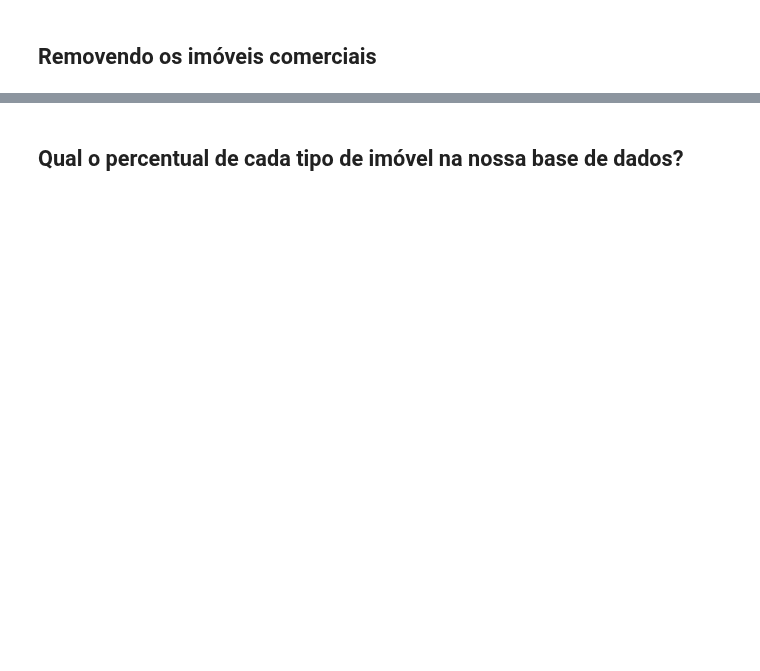
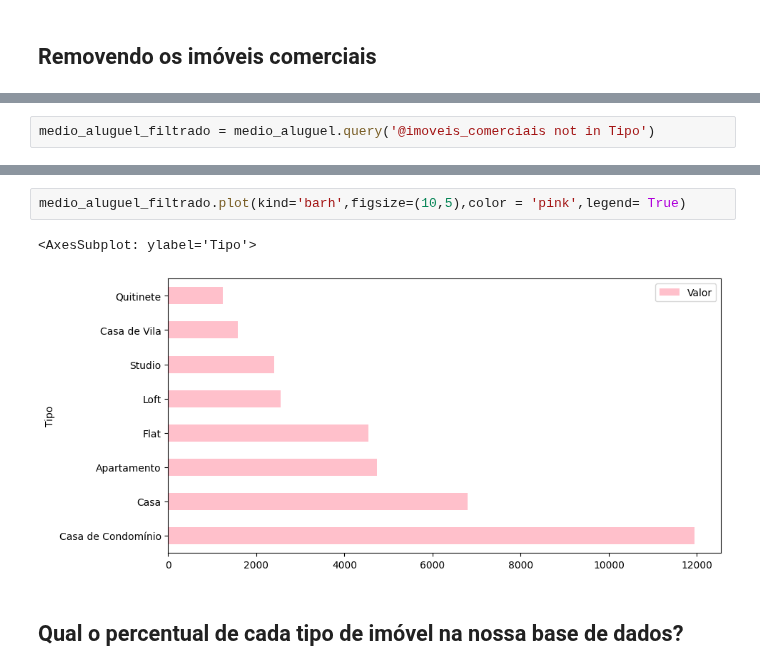
Before and after one commit to franciscojdsjr/Estudos-Python, a Jupyter notebook: Alura/Python_DataScience/Pandas Conhecendo a Biblioteca/notebook_inicial.ipynb, the cells around one changed output, grey strips where cells are left out. Cells and saved outputs as stored; diff of their text form; blank space fills up the shorter version.

```diff
--- a/Alura/Python_DataScience/Pandas Conhecendo a Biblioteca/notebook_inicial.ipynb
+++ b/Alura/Python_DataScience/Pandas Conhecendo a Biblioteca/notebook_inicial.ipynb
@@ -52,0 +175,2 @@ dados[['Tipo','Quartos','Valor']]
+# %%
+medio_aluguel_filtrado = medio_aluguel.query('@imoveis_comerciais not in Tipo')
@@ -53,2 +190,7 @@ dados[['Tipo','Quartos','Valor']]
+# %%
+medio_aluguel_filtrado.plot(kind='barh',figsize=(10,5),color = 'pink',legend= True)
+# %% [output]
+<AxesSubplot: ylabel='Tipo'>
+[figure, added]
 # %% [markdown]
 ## Qual o percentual de cada tipo de imóvel na nossa base de dados?
```
Also changed, not shown: parts of 17 cells of this notebook, 1 other file.
